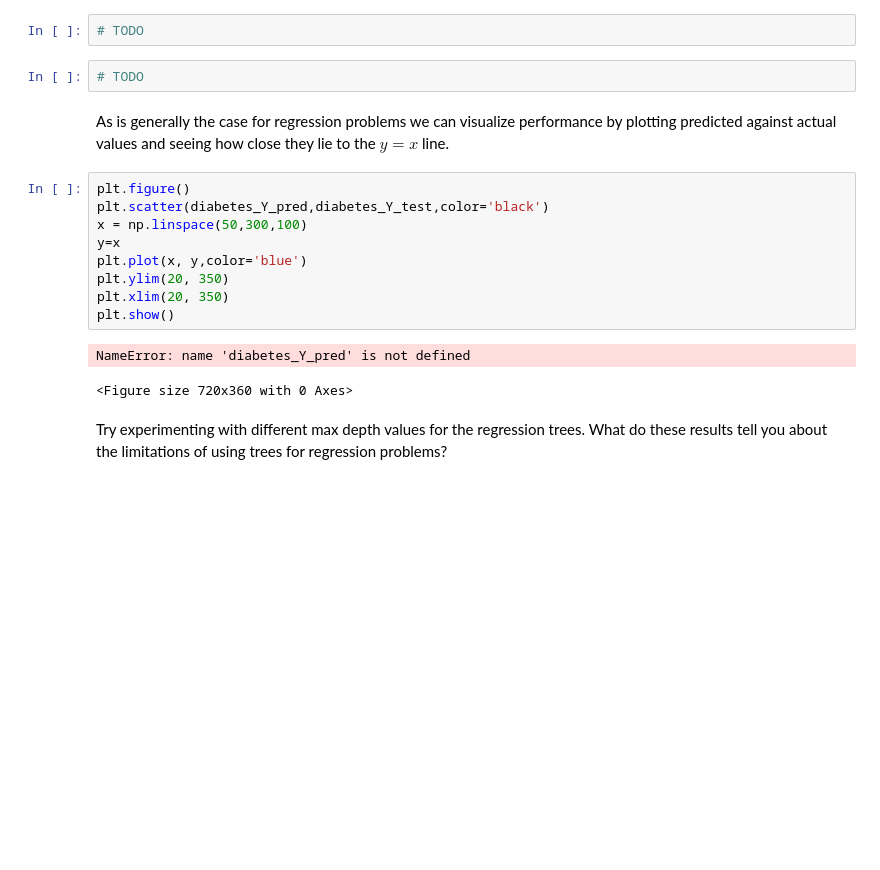
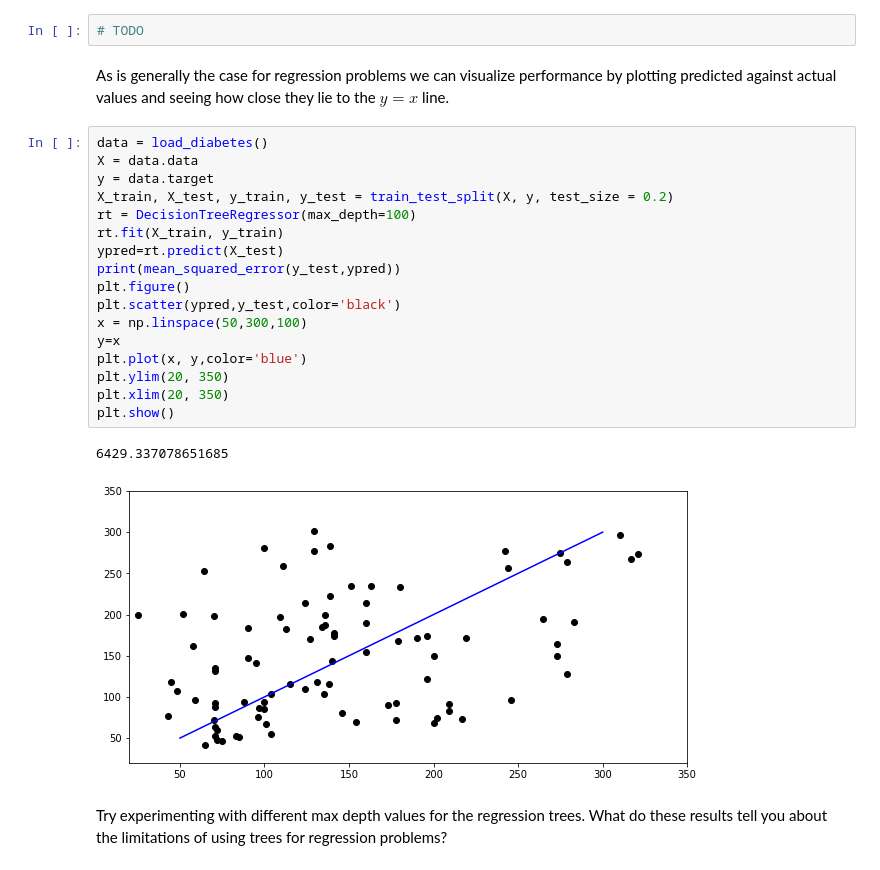
Before and after one commit to Raynham/Introduction-to-AI, a Jupyter notebook: week5/Worksheet Week 17.ipynb, the cells around one changed output. Drawn from its saved outputs; the diff is of its cells as text; blank space fills up the shorter version.

```diff
--- a/week5/Worksheet Week 17.ipynb
+++ b/week5/Worksheet Week 17.ipynb
@@ -197,21 +195,27 @@ from sklearn.model_selection import train_test_split
 from sklearn.datasets import load_diabetes
 # %%
 # TODO
-# %%
-# TODO
 # %% [markdown]
 As is generally the case for regression problems we can visualize performance by plotting predicted against actual values and seeing how close they lie to the $y = x$ line.
 # %%
+data = load_diabetes()
+X = data.data
+y = data.target
+X_train, X_test, y_train, y_test = train_test_split(X, y, test_size = 0.2)
+rt = DecisionTreeRegressor(max_depth=100)
+rt.fit(X_train, y_train)
+ypred=rt.predict(X_test)
+print(mean_squared_error(y_test,ypred))
 plt.figure()
-plt.scatter(diabetes_Y_pred,diabetes_Y_test,color='black')
+plt.scatter(ypred,y_test,color='black')
 x = np.linspace(50,300,100)
 y=x
 plt.plot(x, y,color='blue')
 plt.ylim(20, 350)
 plt.xlim(20, 350)
 plt.show()
 # %% [output]
-NameError: name 'diabetes_Y_pred' is not defined
+6429.337078651685
-<Figure size 720x360 with 0 Axes>
+[figure, added]
 # %% [markdown]
 Try experimenting with different max depth values for the regression trees. What do these results tell you about the limitations of using trees for regression problems?
```
Also changed, not shown: parts of 10 cells of this notebook.
